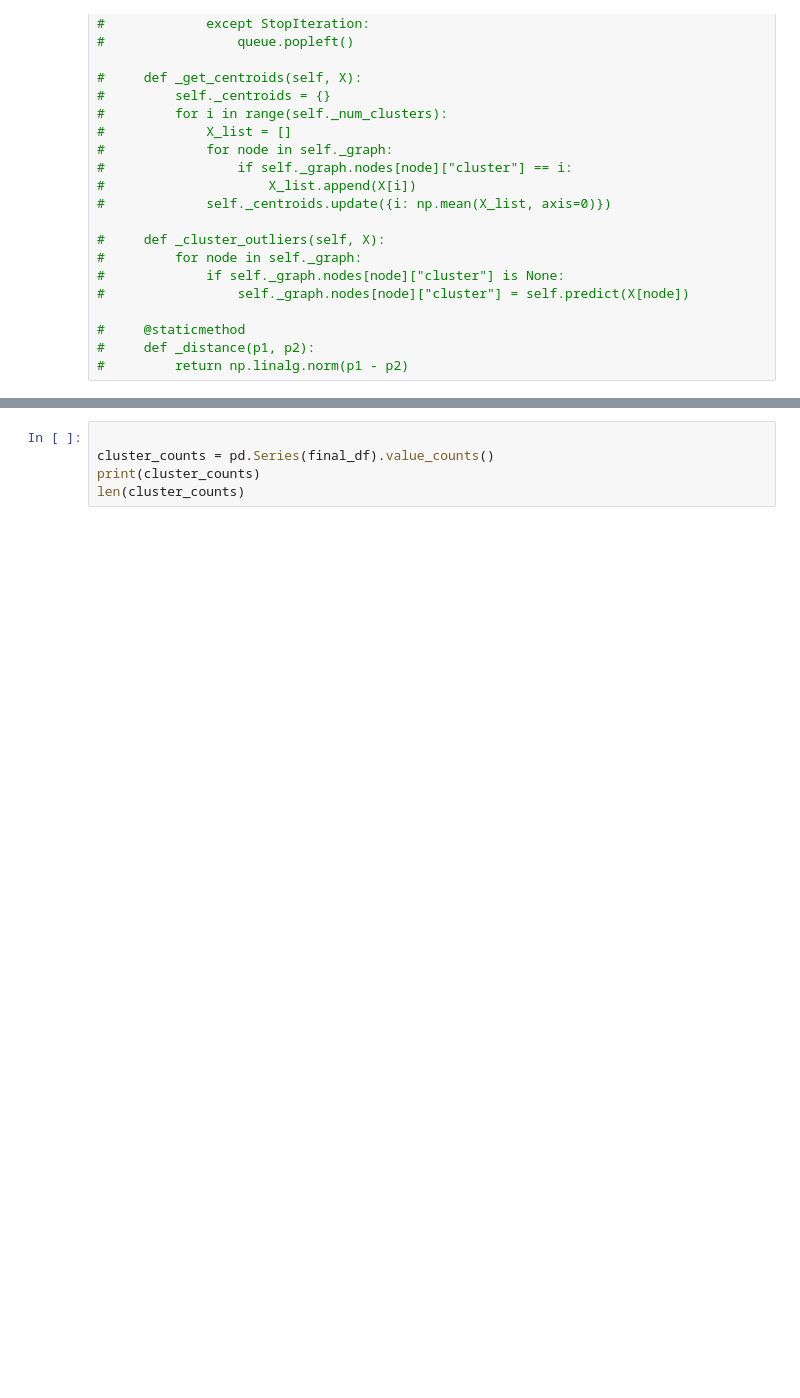
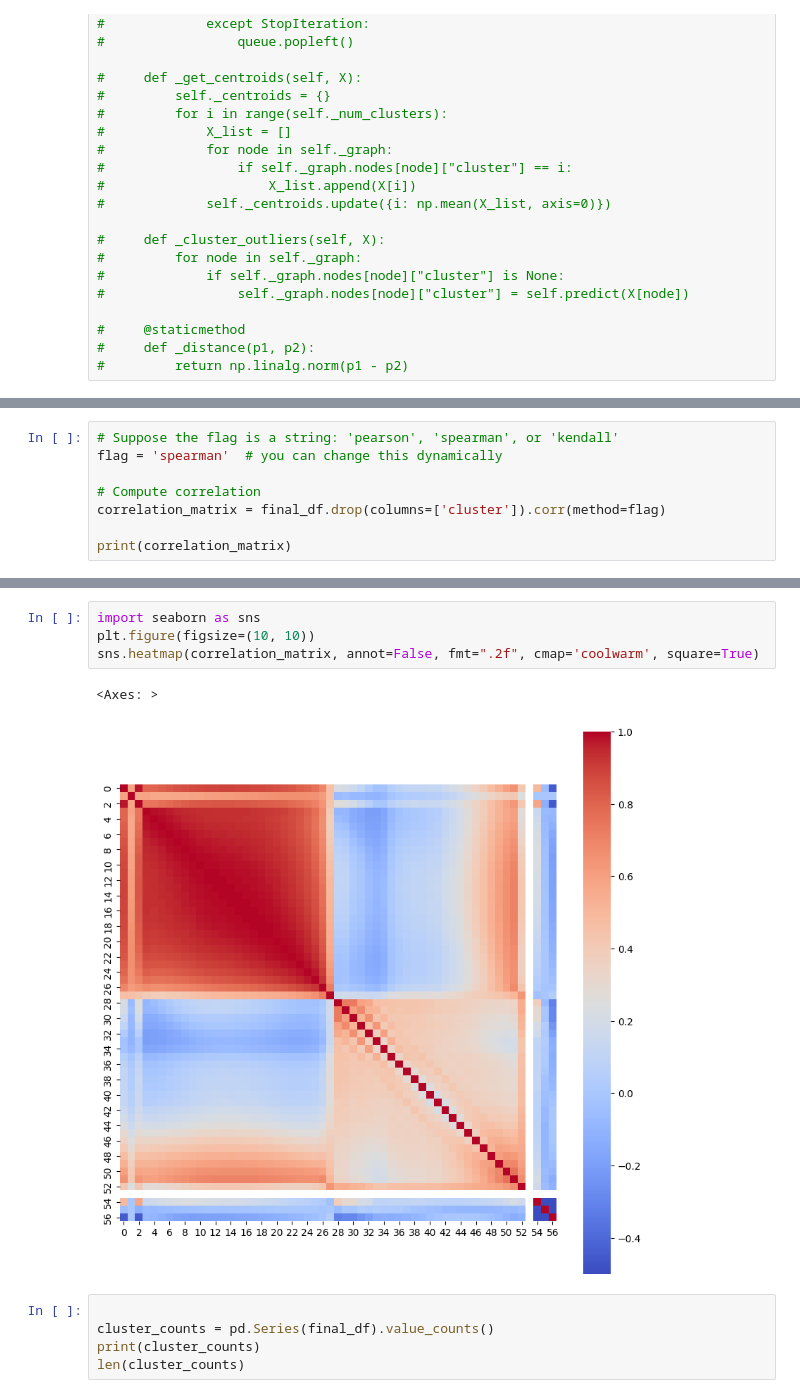
Before and after one commit to RapidSpectraX-Final-Year-Project/1.0, a Jupyter notebook: siamese.ipynb, the cells around one changed output, grey strips where cells are left out. Drawn from its saved outputs; the diff is of its cells as text; blank space fills up the shorter version.

Commit message:
calculate correlation between the cols in feature vectors from the library (need to refactor the library feature to get the positional features rather than highest 25 features)

```diff
--- a/siamese.ipynb
+++ b/siamese.ipynb
@@ -533,0 +454,8 @@ final_df
+# %%
+# Suppose the flag is a string: 'pearson', 'spearman', or 'kendall'
+flag = 'spearman'  # you can change this dynamically
+
+# Compute correlation
+correlation_matrix = final_df.drop(columns=['cluster']).corr(method=flag)
+
+print(correlation_matrix)
@@ -534,3 +480,10 @@ final_df
+# %%
+import seaborn as sns
+plt.figure(figsize=(10, 10))
+sns.heatmap(correlation_matrix, annot=False, fmt=".2f", cmap='coolwarm', square=True)
+# %% [output]
+<Axes: >
+[figure, added]
 # %%
 
 cluster_counts = pd.Series(final_df).value_counts()
```
Also changed, not shown: parts of 8 cells of this notebook.
